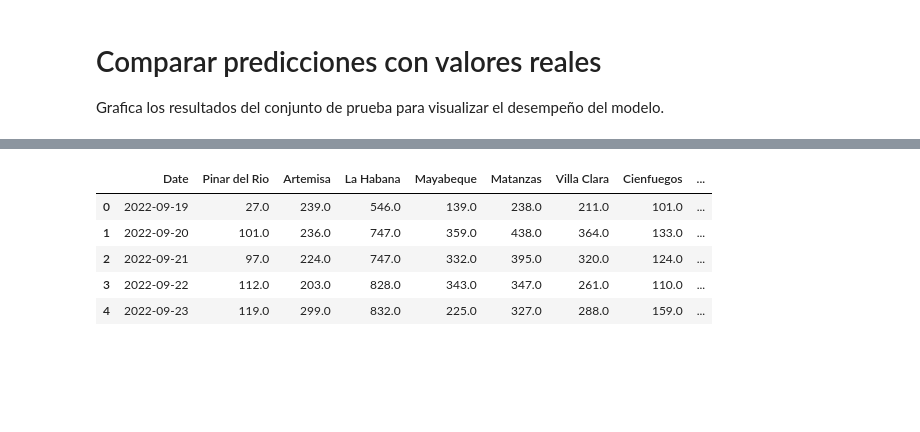
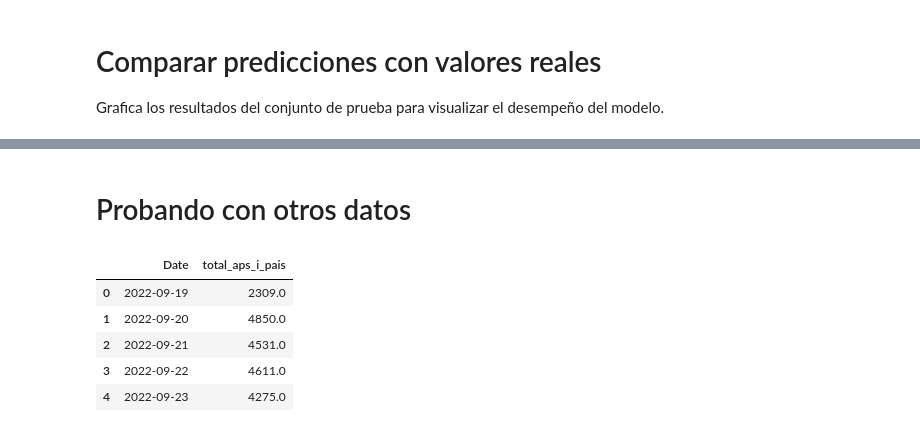
Before and after one commit to RodryJR/polyclinic-ml-project, a Jupyter notebook: src/XGBoost/xgboost_model.ipynb, the cells around one changed output, grey strips where cells are left out. Saved outputs shown, nothing was run; the diff lists cells and outputs as text; code cells hidden in the pictures; blank space fills up the shorter version.

```diff
--- a/src/XGBoost/xgboost_model.ipynb
+++ b/src/XGBoost/xgboost_model.ipynb
@@ -299,38 +225,77 @@ A pesar de con rellenar los datos usando la moda o la mediana se obtienen result
+# %% [markdown]
+# Probando con otros datos
 # %%
 # Cargar tu dataset (por ejemplo, desde un archivo CSV)
 train_data = pd.read_csv("../../data/total_incomes_augmented_training_data.csv")
 test_data = pd.read_csv("../../data/total_incomes_test_data.csv")
 
-# Seleccionar solo las columnas que te interesan
-columnas_interes = [
+# # Concatenar los DataFrames
+df = pd.concat([train_data, test_data], ignore_index=True)
+df['Date'] = pd.to_datetime(df['Date'])
+
+# # Ordenar el DataFrame por la columna 'Date' de más reciente a más antigua
+df = df.sort_values(by='Date', ascending=True)
+
+columnas_a_sumar = [
+    'Pinar del Rio',
+    'Artemisa',
+    'La Habana',
+    'Mayabeque',
+    'Matanzas',
+    'Villa Clara',
+    'Cienfuegos',
+    'Sancti Spiritus',
+    'Ciego de Ávila',
+    'Camagüey',
+    'Las Tunas',
+    'Holguin',
+    'Granma',
+    'Santiago de Cuba',
+    'Guantánamo',
+    'Isla de la Juventud'
+    ]
+
+df['total_aps_i_pais'] = df[columnas_a_sumar].sum(axis=1)
+
+train_data ,test_data = split_data(df,0.8)
+
+# # Seleccionar solo las columnas que te interesan
+columnas_interes_provincias = [
     "Date",
     'Pinar del Rio',
     'Artemisa',
     'La Habana',
     'Mayabeque',
     'Matanzas',
     'Villa Clara',
     'Cienfuegos',
     'Sancti Spiritus',
     'Ciego de Ávila',
     'Camagüey',
     'Las Tunas',
     'Holguin',
     'Granma',
     'Santiago de Cuba',
     'Guantánamo',
     'Isla de la Juventud'
 ]
 
-train_data = train_data[columnas_interes]
-test_data = test_data[columnas_interes]
+# Seleccionar solo las columnas que te interesan
+columnas_interes_pais = ["Date",'total_aps_i_pais']
+
+train_data_provincias = train_data[columnas_interes_provincias]
+test_data_provincias = test_data[columnas_interes_provincias]
+
+train_data_pais = train_data[columnas_interes_pais]
+test_data_pais = test_data[columnas_interes_pais]
 
 # Mostrar el resultado
-train_data.head(5)
+train_data_provincias.head(5)
+train_data_pais.head(5)
 # %% [output]
-|  | Date | Pinar del Rio | Artemisa | La Habana | Mayabeque | Matanzas | Villa Clara | Cienfuegos | ... |
-| 0 | 2022-09-19 | 27.0 | 239.0 | 546.0 | 139.0 | 238.0 | 211.0 | 101.0 | ... |
-| 1 | 2022-09-20 | 101.0 | 236.0 | 747.0 | 359.0 | 438.0 | 364.0 | 133.0 | ... |
-| 2 | 2022-09-21 | 97.0 | 224.0 | 747.0 | 332.0 | 395.0 | 320.0 | 124.0 | ... |
-| 3 | 2022-09-22 | 112.0 | 203.0 | 828.0 | 343.0 | 347.0 | 261.0 | 110.0 | ... |
-| 4 | 2022-09-23 | 119.0 | 299.0 | 832.0 | 225.0 | 327.0 | 288.0 | 159.0 | ... |
+|  | Date | total_aps_i_pais |
+| 0 | 2022-09-19 | 2309.0 |
+| 1 | 2022-09-20 | 4850.0 |
+| 2 | 2022-09-21 | 4531.0 |
+| 3 | 2022-09-22 | 4611.0 |
+| 4 | 2022-09-23 | 4275.0 |
```
Also changed, not shown: parts of 16 cells of this notebook, 1 other file.
